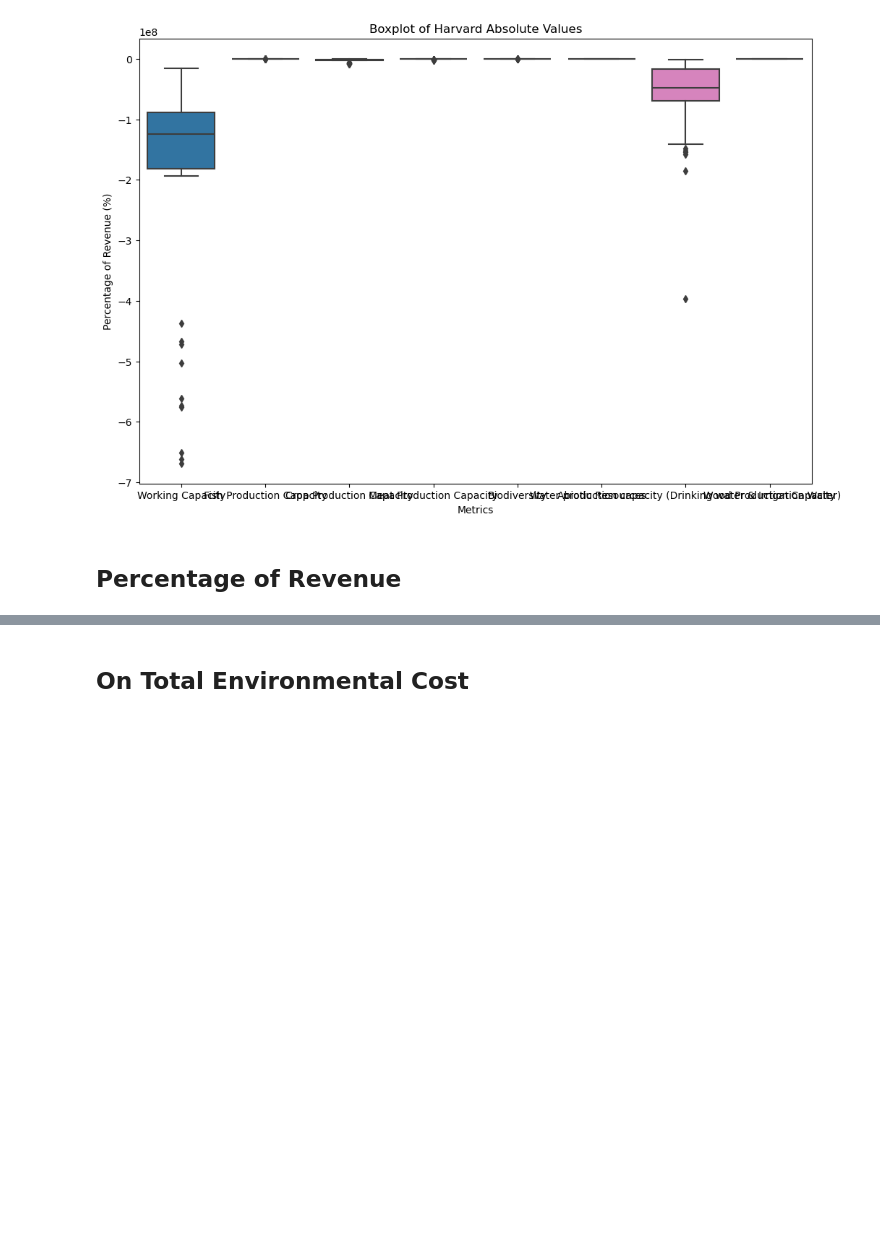
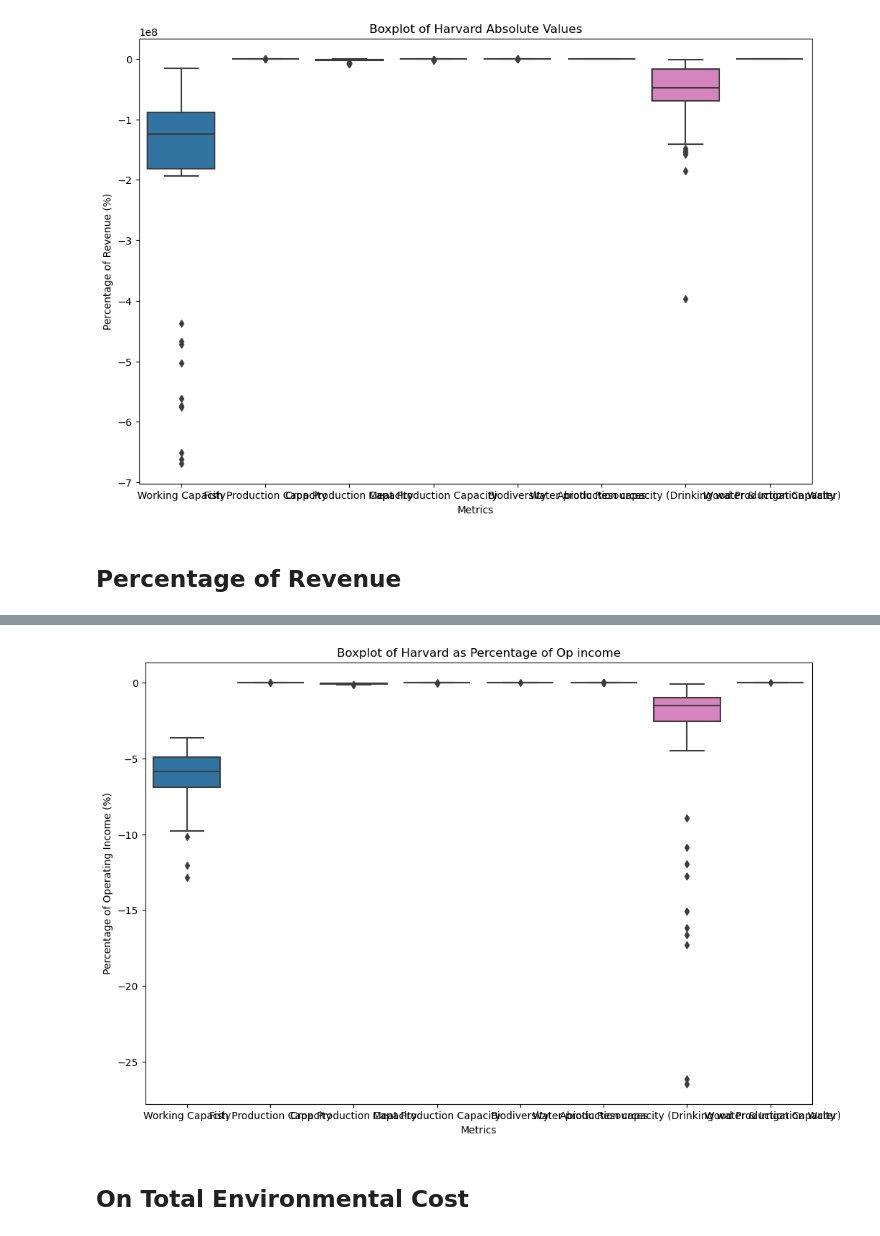
Before and after one commit to yummypugs/SPM-Project-Harvard, a Jupyter notebook: Box Plots Brewery.ipynb, the cells around one changed output, grey strips where cells are left out. Saved outputs shown, nothing was run; the diff lists cells and outputs as text; code cells hidden in the pictures; blank space fills up the shorter version.

```diff
--- a/Box Plots Brewery.ipynb
+++ b/Box Plots Brewery.ipynb
@@ -137,0 +155,3 @@ plt.show()
+# %%
+df_opinc_box = df_opinc.melt(id_vars='GICS Sub-Industry', value_vars=[ "Working Capacity","Fish Production Capacity","Crop Production Capacity","Meat Production Capacity","Biodiversity","Abiotic Resources","Water production capacity (Drinking water & Irrigation Water)","Wood Production Capacity"])
+df_opinc_box
@@ -138,3 +172,13 @@ plt.show()
+# %%
+# Create the boxplot
+plt.figure(figsize=(12, 8))
+sns.boxplot(x='variable', y='value', data=df_opinc_box)
+plt.xlabel('Metrics')
+plt.ylabel('Percentage of Operating Income (%)')
+plt.title('Boxplot of Harvard as Percentage of Op income')
+plt.show()
+# %% [output]
+[figure, added]
 # %% [markdown]
 ## On Total Environmental Cost
 # %%
```
Also changed, not shown: parts of 11 cells of this notebook.
